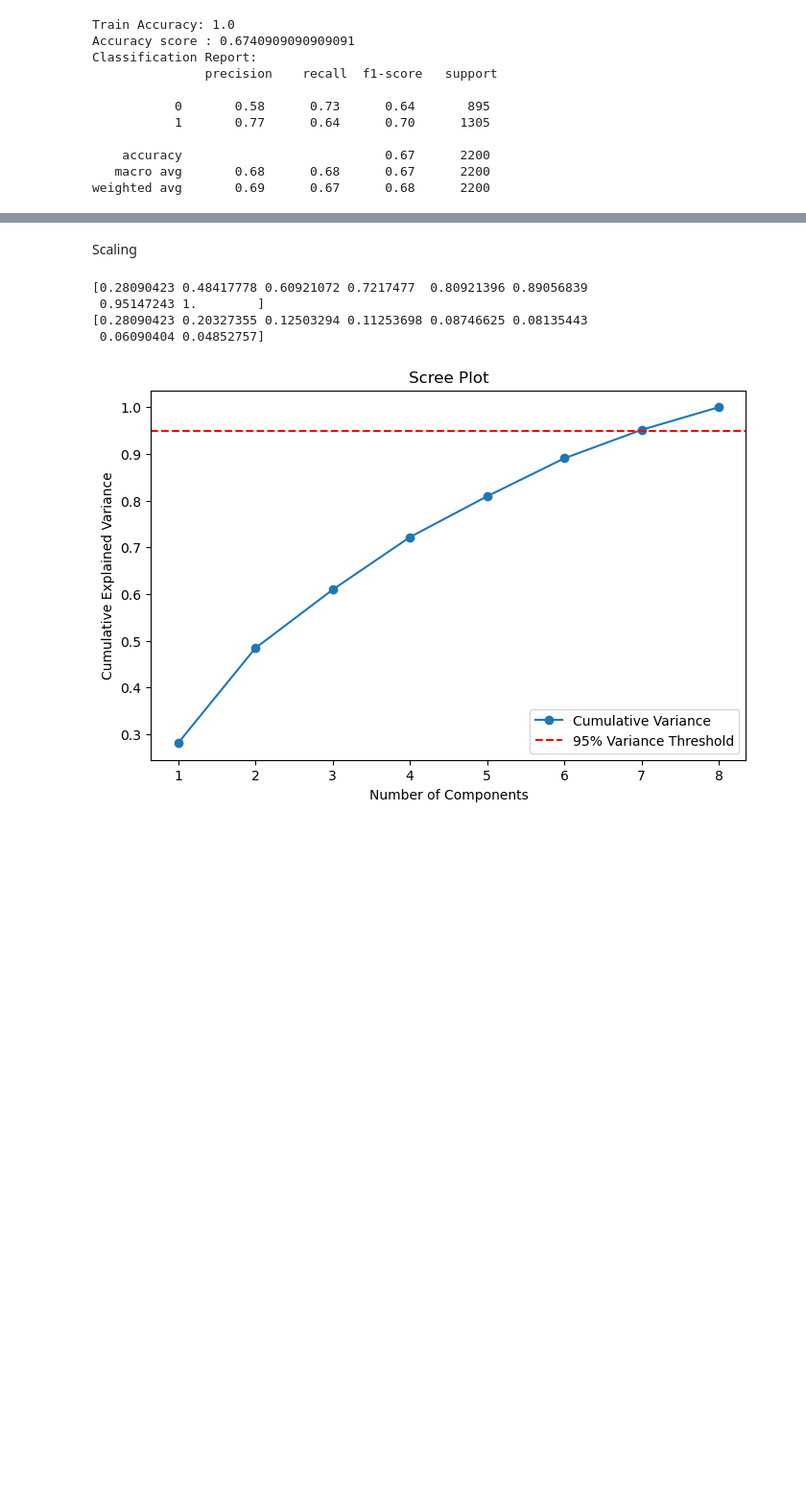
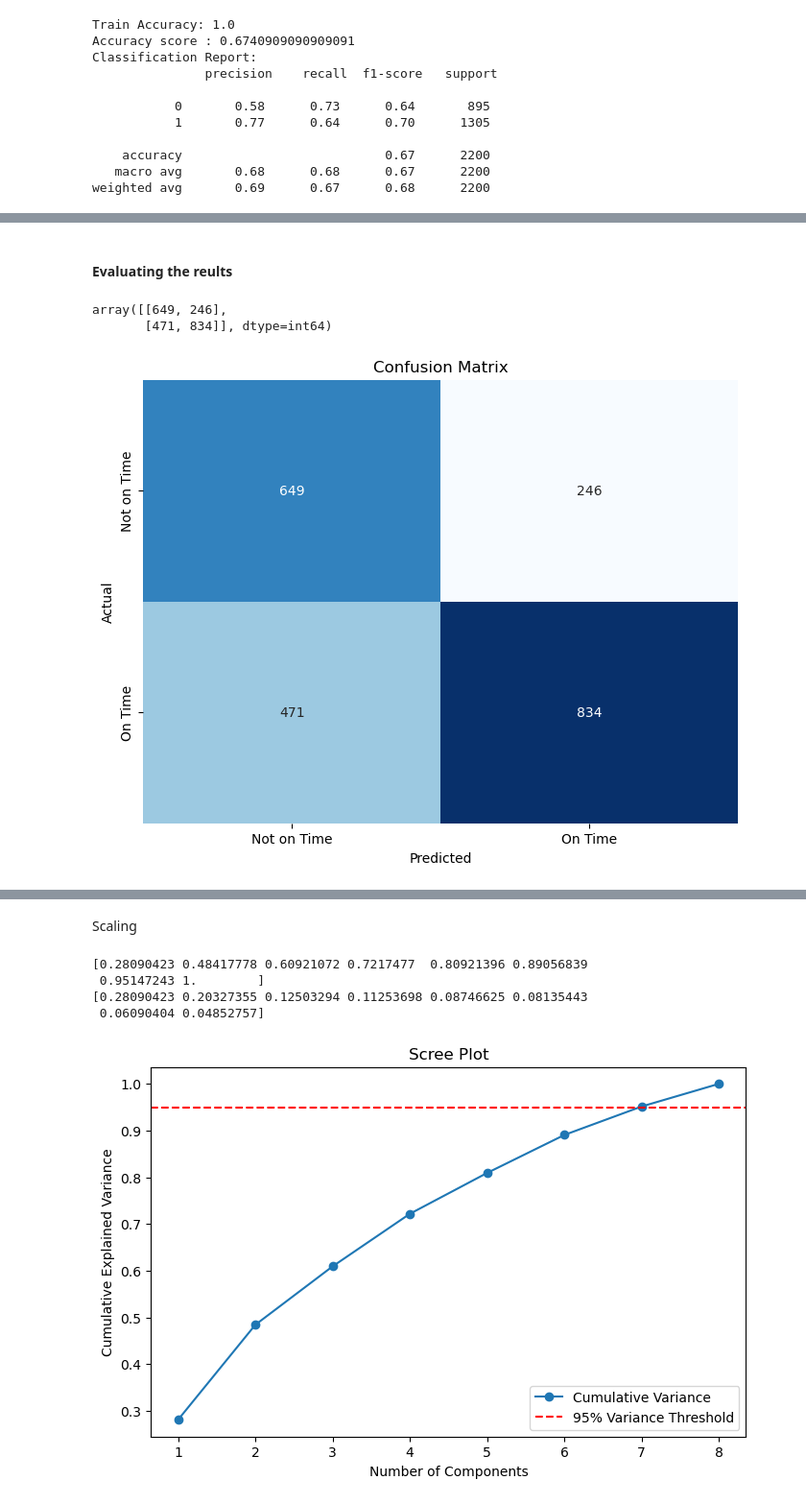
Before and after one commit to Mulwajoseph/E-Commerce-Shipping-Project-, a Jupyter notebook: student.ipynb, the cells around one changed output, grey strips where cells are left out. Shown at 96% size. Saved outputs shown, nothing was run; the diff lists cells and outputs as text; code cells hidden in the pictures; blank space fills up the shorter version.

```diff
--- a/student.ipynb
+++ b/student.ipynb
@@ -375,0 +421,18 @@ ValueError: Found input variables with inconsistent numbers of samples: [7, 1099
+# %% [markdown]
+#### Evaluating the reults
+# %%
+cm = confusion_matrix(y_test, y_pred)
+cm
+# %% [output]
+array([[649, 246],
+       [471, 834]], dtype=int64)
+# %%
+#Heat map of our confusion matrix
+plt.figure(figsize=(8, 6))
+sns.heatmap(cm, annot=True, cmap='Blues', fmt='g', cbar=False, xticklabels=['Not on Time', 'On Time'], yticklabels=['Not on Time', 'On Time'])
+plt.xlabel('Predicted')
+plt.ylabel('Actual')
+plt.title('Confusion Matrix')
+plt.show()
+# %% [output]
+[figure, added]
```
Also changed, not shown: parts of 16 cells of this notebook.
